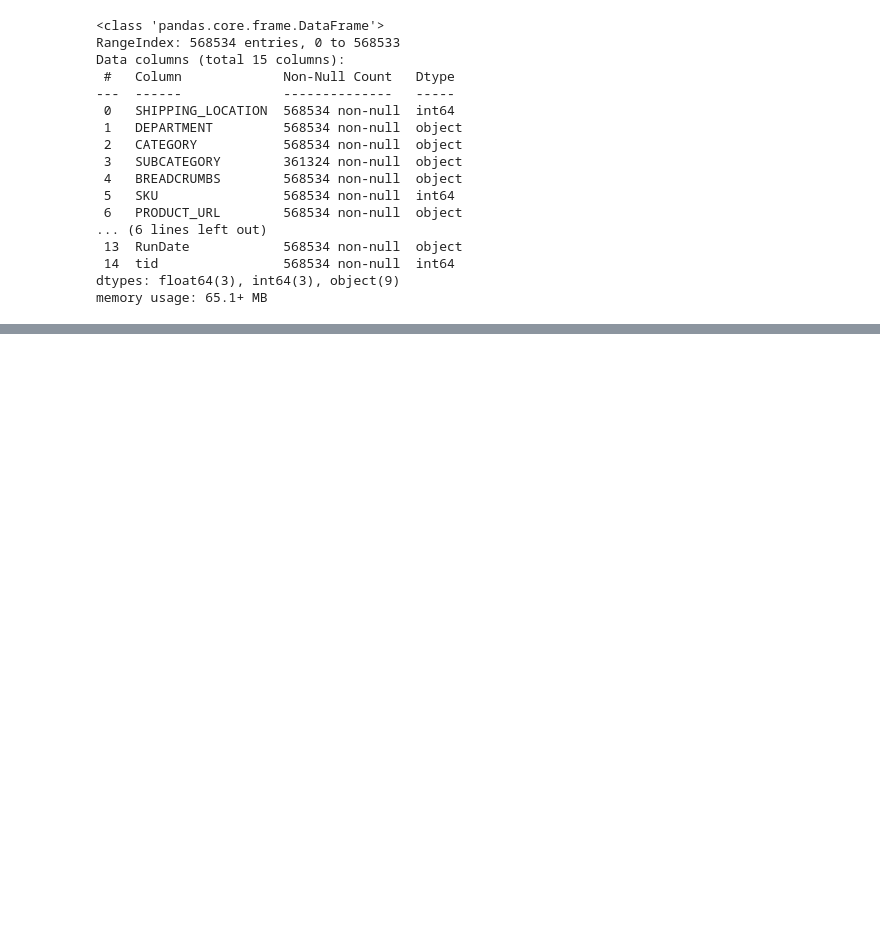
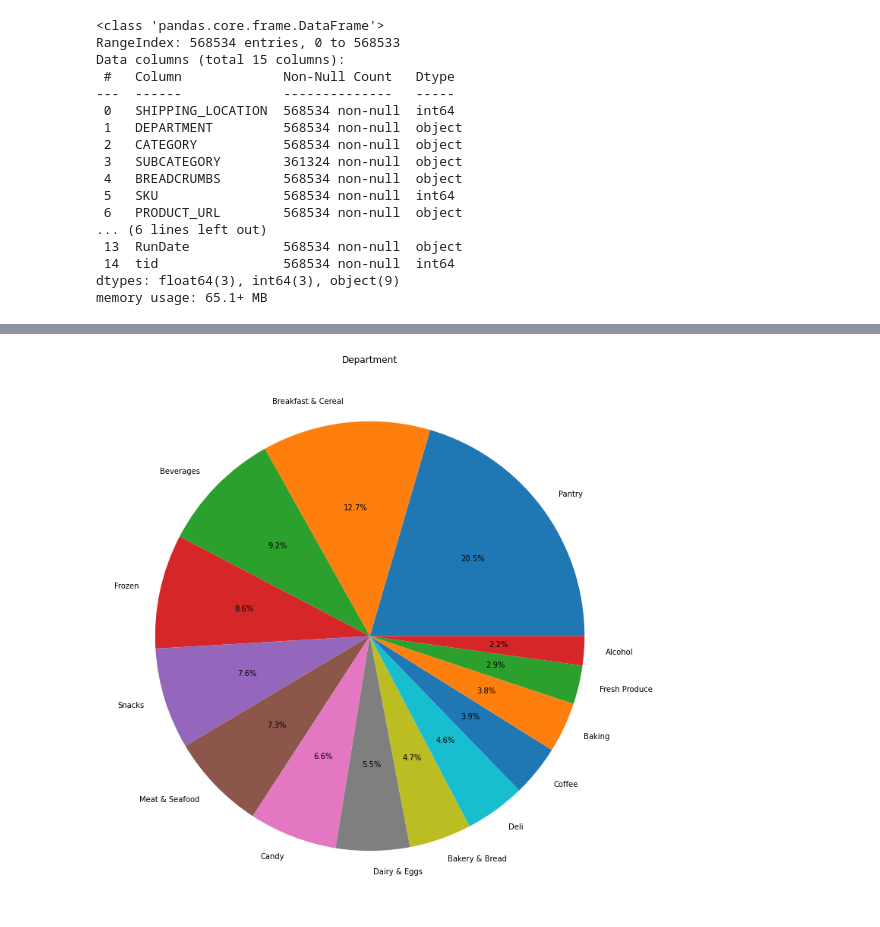
Before and after one commit to waleedgul92/6th-Semester-Material-FAST-NU, a Jupyter notebook: price-of-product-wallmart.ipynb, the cells around one changed output, grey strips where cells are left out. Saved outputs shown, nothing was run; the diff lists cells and outputs as text; code cells hidden in the pictures; blank space fills up the shorter version.

```diff
--- a/price-of-product-wallmart.ipynb
+++ b/price-of-product-wallmart.ipynb
@@ -77 +123,3 @@ memory usage: 65.1+ MB
+# %%
+df.SUBCATEGORY=df.SUBCATEGORY.str.lower() # As in SUBCATEGORY  "shop all" and "SHOP ALL" is same thing so convert it to lower
 # %%
@@ -114,0 +180,11 @@ df.describe()
+# %%
+values=df.DEPARTMENT.value_counts()
+total=values.sum()
+values=(values*100)/total
+plt.rcParams['figure.figsize'] = (13,13)
+values.plot.pie(  autopct = '%.1f%%')
+plt.title("Department")
+plt.axis('off')
+plt.show()
+# %% [output]
+[figure, added]
```
Also changed, not shown: parts of 82 cells of this notebook.
